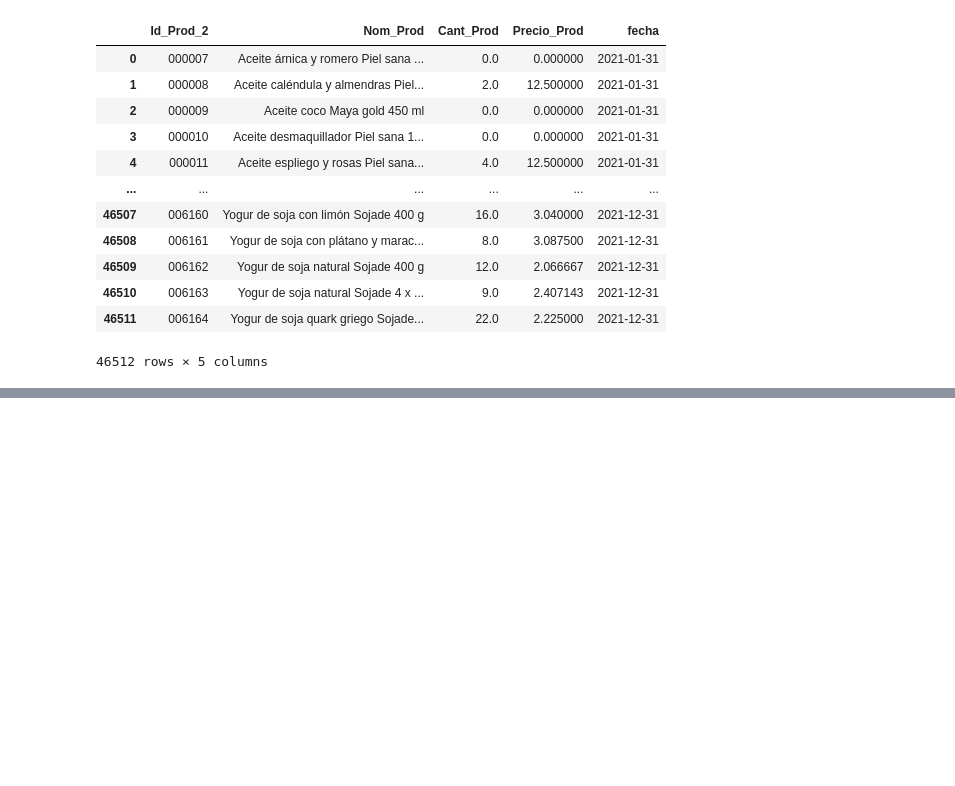
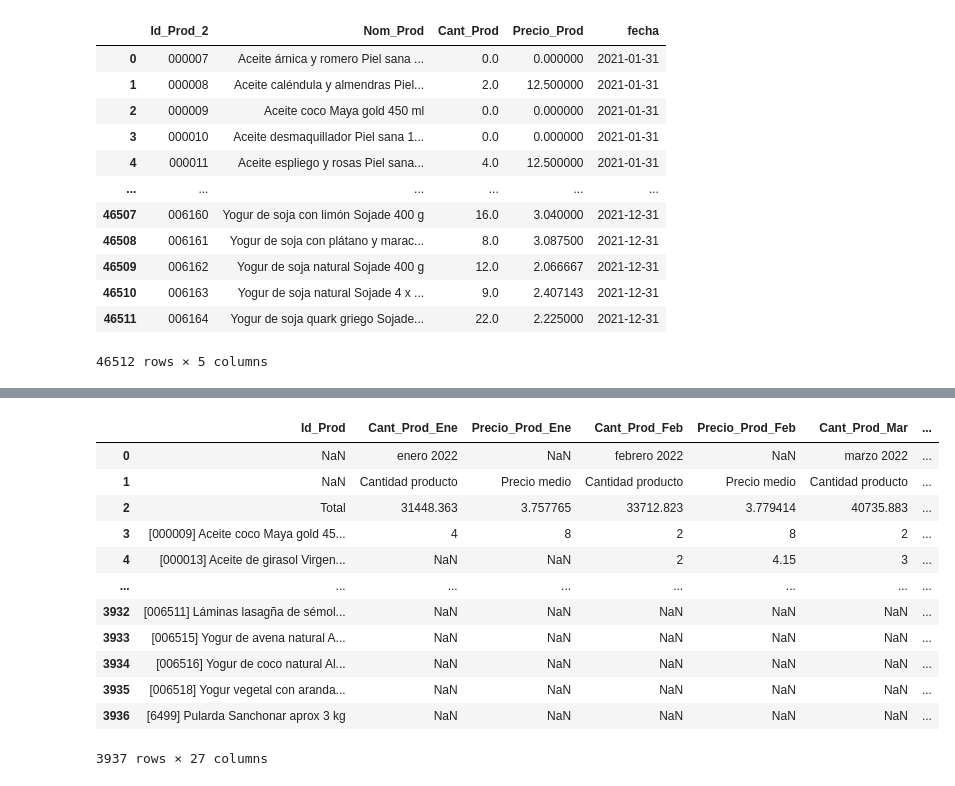
Before and after one commit to Factoria-F5-AI-Bootcamp-1-Edicion/Proyecto_Osa, a Jupyter notebook: Osa_limpieza.ipynb, the cells around one changed output, grey strips where cells are left out. Drawn from its saved outputs; the diff is of its cells as text; code cells hidden in the pictures; blank space fills up the shorter version.

Commit message:
Normalizacion ventas 2022

```diff
--- a/Osa_limpieza.ipynb
+++ b/Osa_limpieza.ipynb
@@ -822,0 +825,4 @@ dfventas_con_cero
+# %%
+#Datasets de venta de productos al publico 2021
+ventas_2022= pd.read_excel("Ventas_PVP_inflación_2022.xls")
+ventas_2022
@@ -822,0 +855,46 @@ dfventas_con_cero
+# %%
+# Renombrar columnas
+ventas_2022.rename(columns={'Unnamed: 0':'Id_Prod',
+                            'Total':'Cant_Prod_Ene',
+                            'Unnamed: 2':'Precio_Prod_Ene',
+                            'Unnamed: 3':'Cant_Prod_Feb',
+                            'Unnamed: 4':'Precio_Prod_Feb',
+                            'Unnamed: 5':'Cant_Prod_Mar',
+                            'Unnamed: 6':'Precio_Prod_Mar',
+                            'Unnamed: 7':'Cant_Prod_Abr',
+                            'Unnamed: 8':'Precio_Prod_Abr',
+                            'Unnamed: 9':'Cant_Prod_May',
+                            'Unnamed: 10':'Precio_Prod_May',
+                            'Unnamed: 11':'Cant_Prod_Jun',
+                            'Unnamed: 12':'Precio_Prod_Jun',
+                            'Unnamed: 13':'Cant_Prod_Jul',
+                            'Unnamed: 14':'Precio_Prod_Jul',
+                            'Unnamed: 15':'Cant_Prod_Ago',
+                            'Unnamed: 16':'Precio_Prod_Ago',
+                            'Unnamed: 17':'Cant_Prod_Set',
+                            'Unnamed: 18':'Precio_Prod_Set',
+                            'Unnamed: 19':'Cant_Prod_Oct',
+                            'Unnamed: 20':'Precio_Prod_Oct',
+                            'Unnamed: 21':'Cant_Prod_Nov',
+                            'Unnamed: 22':'Precio_Prod_Nov',
+                            'Unnamed: 23':'Cant_Prod_Dic',
+                            'Unnamed: 24':'Precio_Prod_Dic',
+                            'Unnamed: 25':'Cant_Total_Prod',
+                            'Unnamed: 26':'Precio_Total_Prod'
+                             }, inplace=True)
+# %%
+ventas_2022
+# %% [output]
+|  | Id_Prod | Cant_Prod_Ene | Precio_Prod_Ene | Cant_Prod_Feb | Precio_Prod_Feb | Cant_Prod_Mar | ... |
+| 0 | NaN | enero 2022 | NaN | febrero 2022 | NaN | marzo 2022 | ... |
+| 1 | NaN | Cantidad producto | Precio medio | Cantidad producto | Precio medio | Cantidad producto | ... |
+| 2 | Total | 31448.363 | 3.757765 | 33712.823 | 3.779414 | 40735.883 | ... |
+| 3 | [000009] Aceite coco Maya gold 45... | 4 | 8 | 2 | 8 | 2 | ... |
+| 4 | [000013] Aceite de girasol Virgen... | NaN | NaN | 2 | 4.15 | 3 | ... |
+| ... | ... | ... | ... | ... | ... | ... | ... |
+| 3932 | [006511] Láminas lasagña de sémol... | NaN | NaN | NaN | NaN | NaN | ... |
+| 3933 | [006515] Yogur de avena natural A... | NaN | NaN | NaN | NaN | NaN | ... |
+| 3934 | [006516] Yogur de coco natural Al... | NaN | NaN | NaN | NaN | NaN | ... |
+| 3935 | [006518] Yogur vegetal con aranda... | NaN | NaN | NaN | NaN | NaN | ... |
+| 3936 | [6499] Pularda Sanchonar aprox 3 kg | NaN | NaN | NaN | NaN | NaN | ... |
+3937 rows × 27 columns
```
Also changed, not shown: parts of 49 cells of this notebook, 1 other file.
